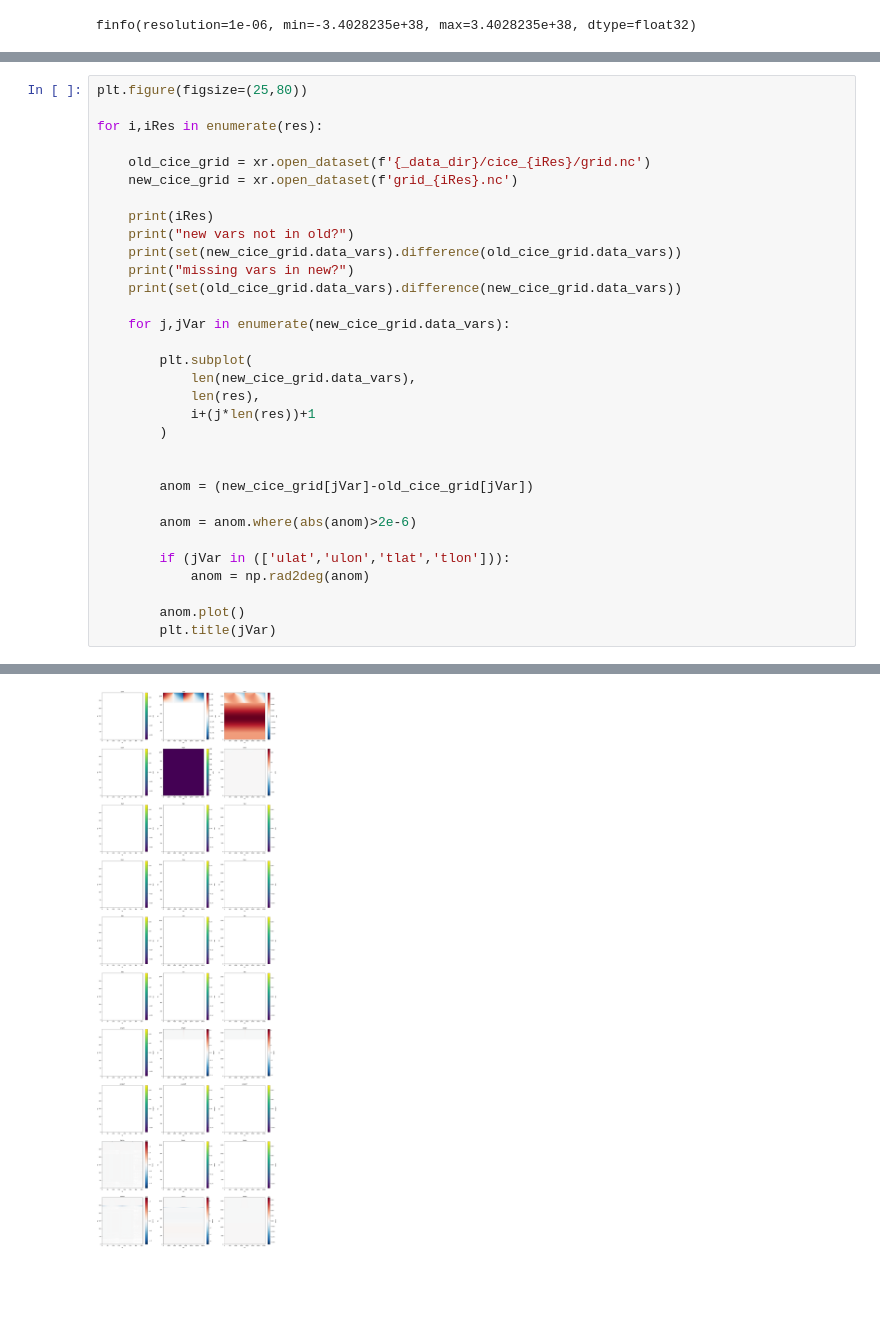
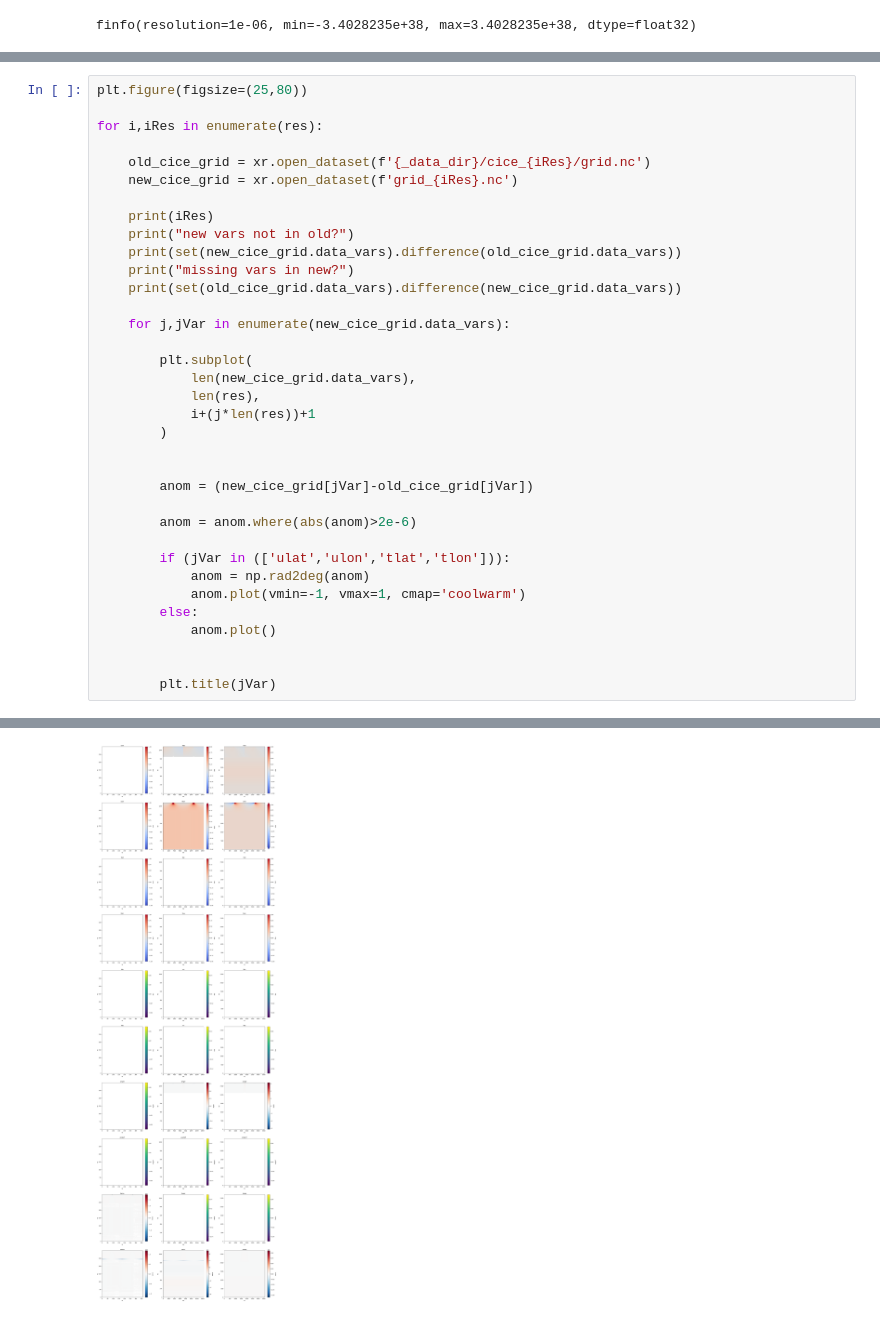
Before and after one commit to anton-seaice/sandbox, a Jupyter notebook: cice_grid_valiation.ipynb, the cells around one changed output, grey strips where cells are left out. Cells and saved outputs as stored; diff of their text form; blank space fills up the shorter version.

```diff
--- a/cice_grid_valiation.ipynb
+++ b/cice_grid_valiation.ipynb
@@ -64,8 +59,11 @@ for i,iRes in enumerate(res):
 
         if (jVar in (['ulat','ulon','tlat','tlon'])):
             anom = np.rad2deg(anom)
+            anom.plot(vmin=-1, vmax=1, cmap='coolwarm')
+        else:
+            anom.plot()
 
-        anom.plot()
+
         plt.title(jVar)
 # %% [output]
 0.3.0
@@ -87 +85 @@ missing vars in new?
-[figure, old version]
+[figure, new version]
```
Also changed, not shown: parts of 31 cells of this notebook.
